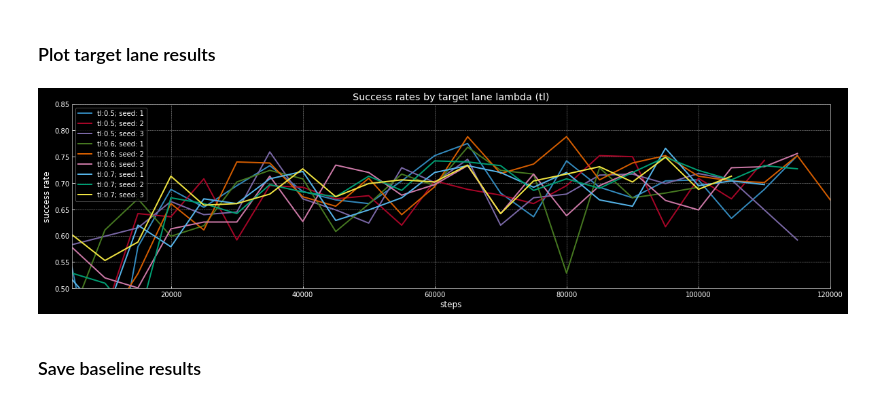
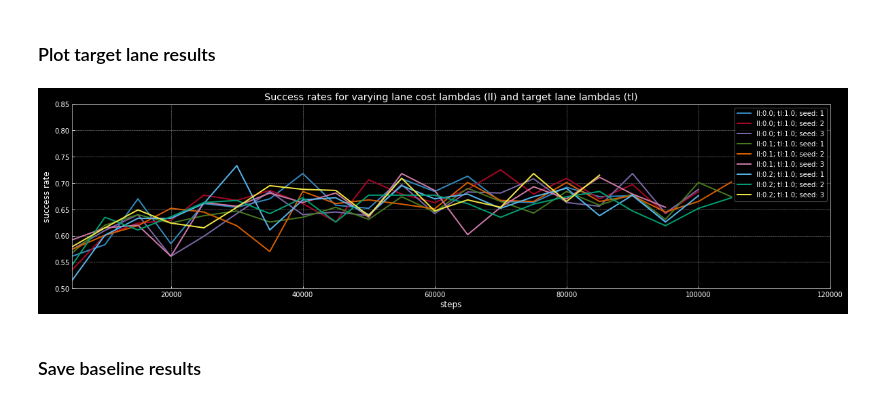
Before and after one commit to Atcold/pytorch-PPUU, a Jupyter notebook: Notebooks/Plotting-success-rate_tl.ipynb, the cells around one changed output. Cells and saved outputs as stored; diff of their text form; code cells hidden in the pictures.

Commit message:
Add lambda_l and tl variation

```diff
--- a/Notebooks/Plotting-success-rate_tl.ipynb
+++ b/Notebooks/Plotting-success-rate_tl.ipynb
@@ -41,23 +43,25 @@ for i, tl in enumerate(tls):
 ### Plot target lane results
 # %%
 # Plot target lane results
-if success_tl[0][0][0] is None:
-    for i, tl in enumerate(tls):
-        for seed in seeds:
-            plt.plot(steps[1::2], success_tl[i][seed - 1][1::2], label=f'tl:{tl}; seed: {seed}')
+if success_tl[0][0][0][0] is None:
+    for i, ll in enumerate(lls):
+        for j, tl in enumerate(tls):
+            for seed in seeds:
+                plt.plot(steps[1::2], success_tl[i][j][seed - 1][1::2], label=f'll:{ll}; tl:{tl}; seed: {seed}')
 else:
-    for i, tl in enumerate(tls):
-        for seed in seeds:
-            plt.plot(steps, success_tl[i][seed - 1], label=f'tl:{tl}; seed: {seed}')
+    for i, ll in enumerate(lls):
+        for j, tl in enumerate(tls):
+            for seed in seeds:
+                plt.plot(steps, success_tl[i][j][seed - 1], label=f'll:{ll}; tl:{tl}; seed: {seed}')
 plt.grid(True)
 plt.xlabel('steps')
 plt.ylabel('success rate')
-plt.title('Success rates by target lane lambda (tl)')
+plt.title('Success rates for varying lane cost lambdas (ll) and target lane lambdas (tl)')
 plt.legend()
 plt.ylim([0.50, 0.85])
 plt.xlim([5_000, 120_000]);
 # %% [output]
-[figure, old version]
+[figure, new version]
 # %% [markdown]
 ### Save baseline results
 # %%
```
Also changed, not shown: parts of 3 cells of this notebook, 1 other file.
